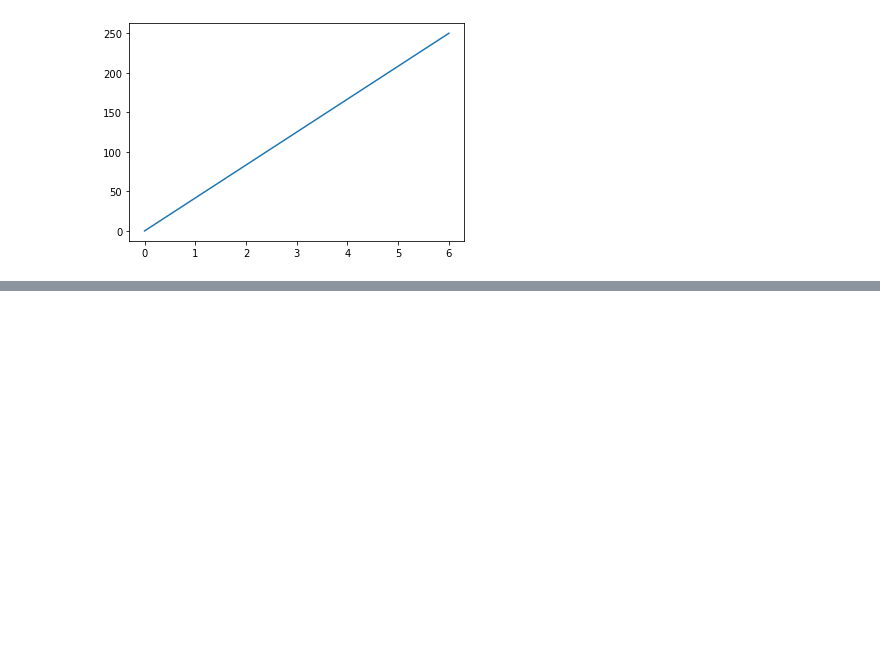
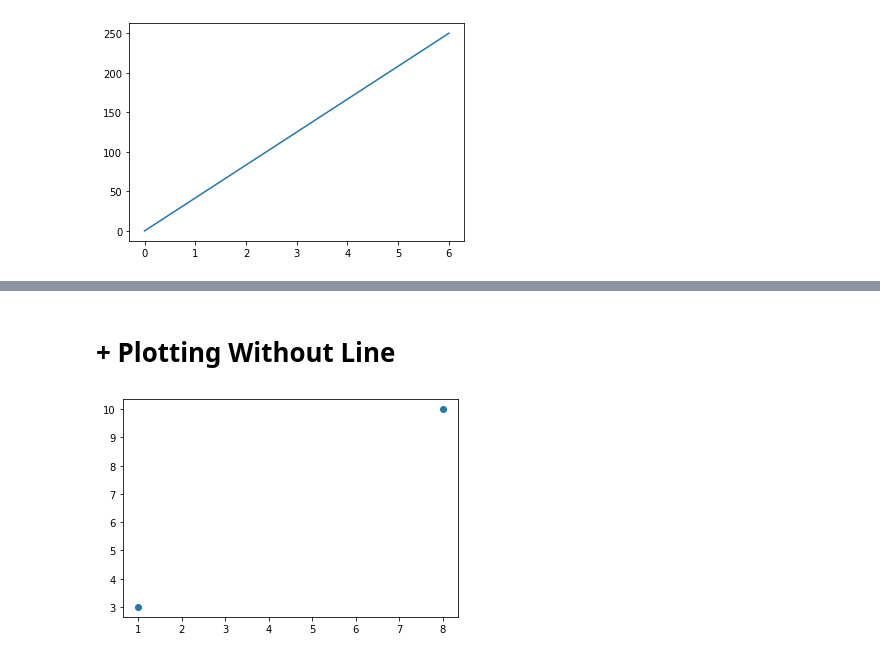
Before and after one commit to ortizfram/WEB3-matplotlib, a Jupyter notebook: WEB3 matplotlib.ipynb, the cells around one changed output, grey strips where cells are left out. Saved outputs shown, nothing was run; the diff lists cells and outputs as text; code cells hidden in the pictures; blank space fills up the shorter version.

```diff
--- a/WEB3 matplotlib.ipynb
+++ b/WEB3 matplotlib.ipynb
@@ -17,0 +33,7 @@ plt.show()
+# %% [markdown]
+# + Plotting Without Line
+# %%
+plt.plot(xpoints, ypoints, 'o')
+plt.show()
+# %% [output]
+[figure, added]
```
Also changed, not shown: parts of 12 cells of this notebook.
